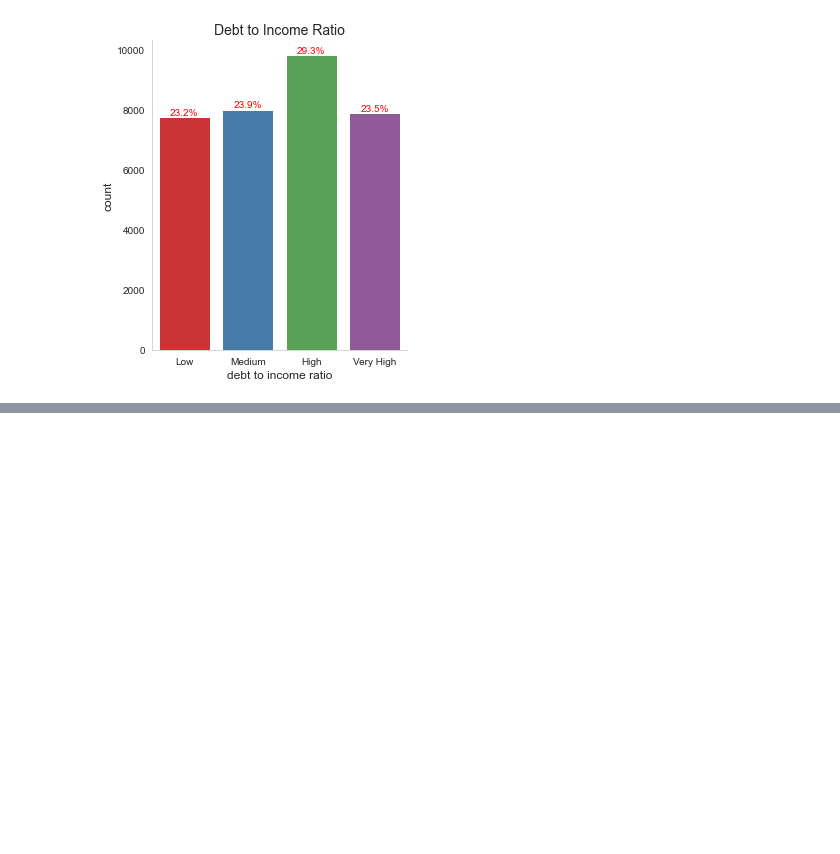
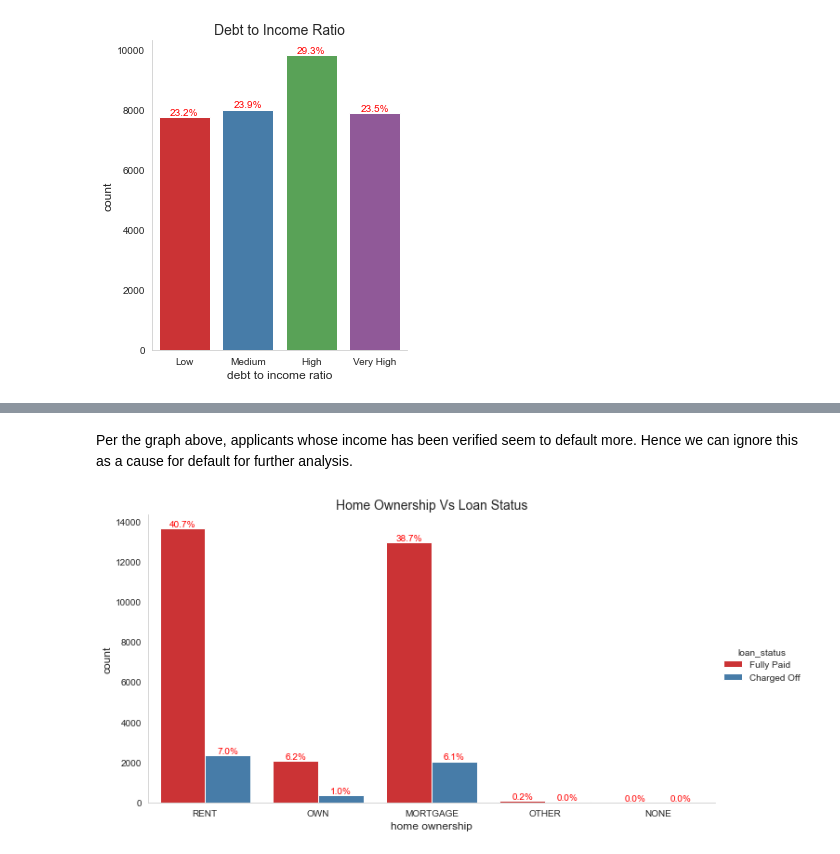
Before and after one commit to ananyaaD/Gramener-Case-Study, a Jupyter notebook: Gramener Case Study.ipynb, the cells around one changed output, grey strips where cells are left out. Saved outputs shown, nothing was run; the diff lists cells and outputs as text; code cells hidden in the pictures; blank space fills up the shorter version.

```diff
--- a/Gramener Case Study.ipynb
+++ b/Gramener Case Study.ipynb
@@ -758,0 +815,28 @@ for p in ax.patches:
+# %% [markdown]
+Per the graph above, applicants whose income has been verified seem to default more. Hence we can ignore this as a cause for default for further analysis.
+# %%
+# Home Ownership Vs Loan Status
+
+plot = sns.catplot(x="home_ownership", hue='loan_status', kind="count", data=data, palette="Set1", aspect= 1.9);
+
+plt.title('Home Ownership Vs Loan Status', fontsize = 14)
+plt.xlabel("home ownership", fontsize = 12)
+plt.ylabel("count", fontsize = 12)
+
+# Print the counts
+
+ax = plot.facet_axis(0,0)
+for p in ax.patches:
+
+    if np.isnan(p.get_height()):
+        height = 0
+    else:
+        height = p.get_height()
+
+    height = int(height)
+    ax.annotate('{:1.1f}%'.format((height*100)/float(len(data))), (p.get_x() + p.get_width()/2., height),
+                color='red', ha='center', va='bottom')
+
+plt.show()
+# %% [output]
+[figure, added]
```
Also changed, not shown: parts of 13 cells of this notebook.
